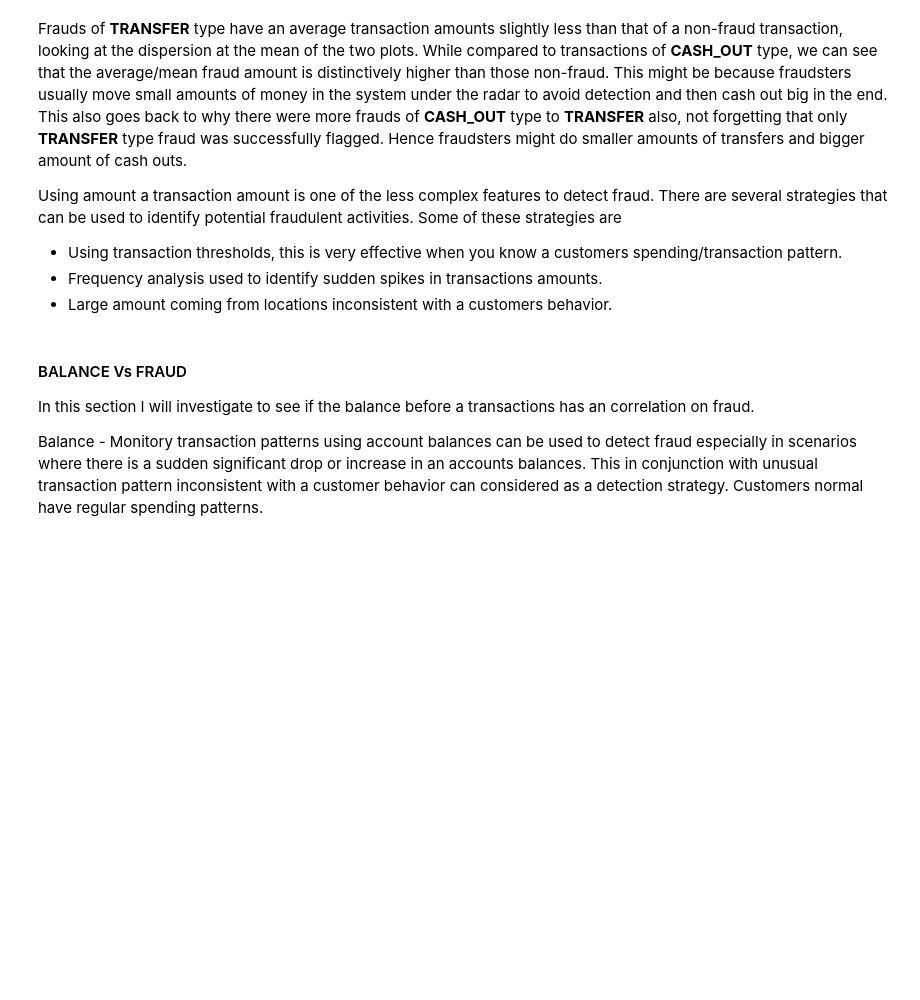
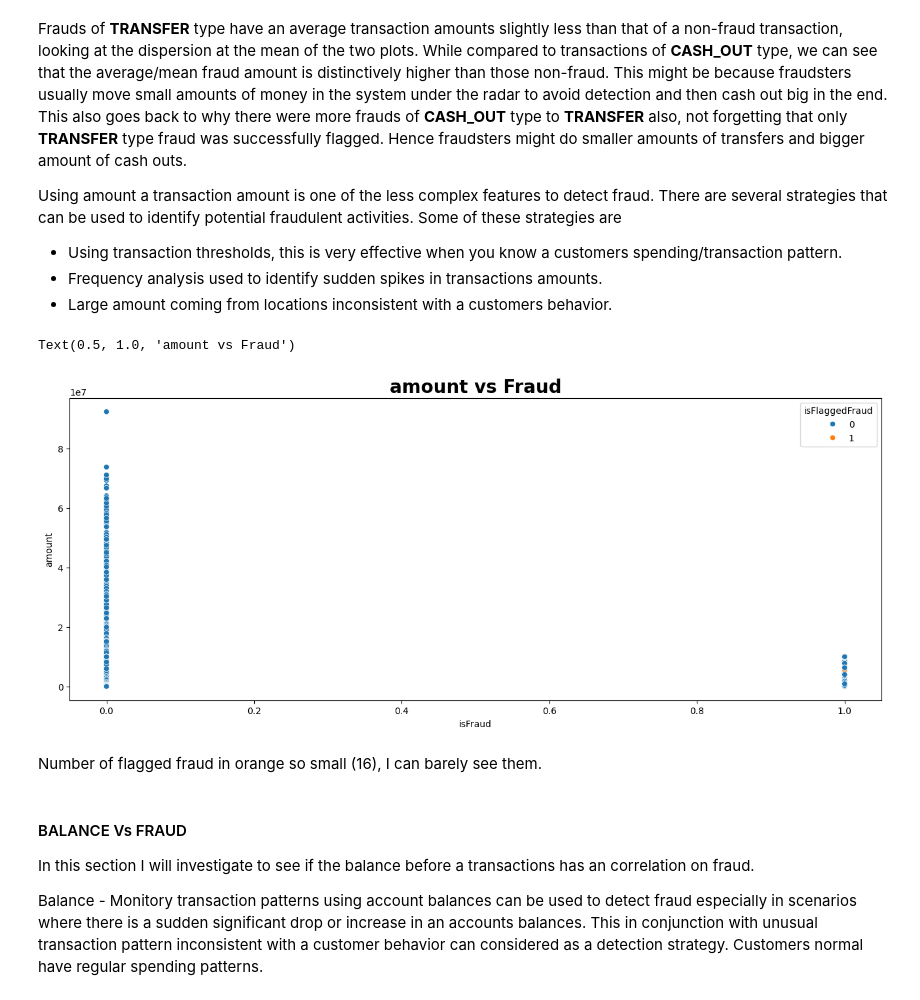
Before and after one commit to spectralcodex/momo-fincrime, a Jupyter notebook: fincrime.ipynb, the cells around one changed output. Saved outputs shown, nothing was run; the diff lists cells and outputs as text; code cells hidden in the pictures; blank space fills up the shorter version.

```diff
--- a/fincrime.ipynb
+++ b/fincrime.ipynb
@@ -348,6 +354,16 @@ activities. Some of these strategies are
 * Using transaction thresholds, this is very effective when you know a customers spending/transaction pattern.
 * Frequency analysis used to identify sudden spikes in transactions amounts.
 * Large amount coming from locations inconsistent with a customers behavior.
+# %%
+# Checking if there is any thing to observer between actual Fraud (isFraud) and successfully flagged frauds (isFlaggedFraud)
+plt.figure(figsize=(16,6))
+sns.scatterplot(x = 'isFraud', y='amount', hue='isFlaggedFraud', data=dataset)
+plt.title('amount vs Fraud',fontweight="bold", size=20)
+# %% [output]
+Text(0.5, 1.0, 'amount vs Fraud')
+[figure, added]
+# %% [markdown]
+Number of flagged fraud in orange so small (16), I can barely see them.
 # %% [markdown]
 #### BALANCE Vs FRAUD
 In this section I will investigate to see if the balance before a transactions has an correlation on fraud.
```
Also changed, not shown: parts of 28 cells of this notebook.
